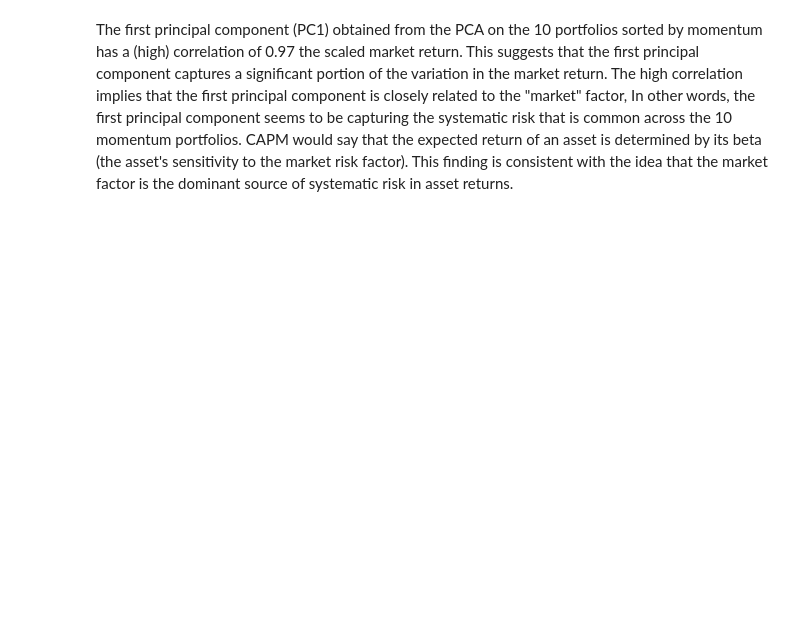
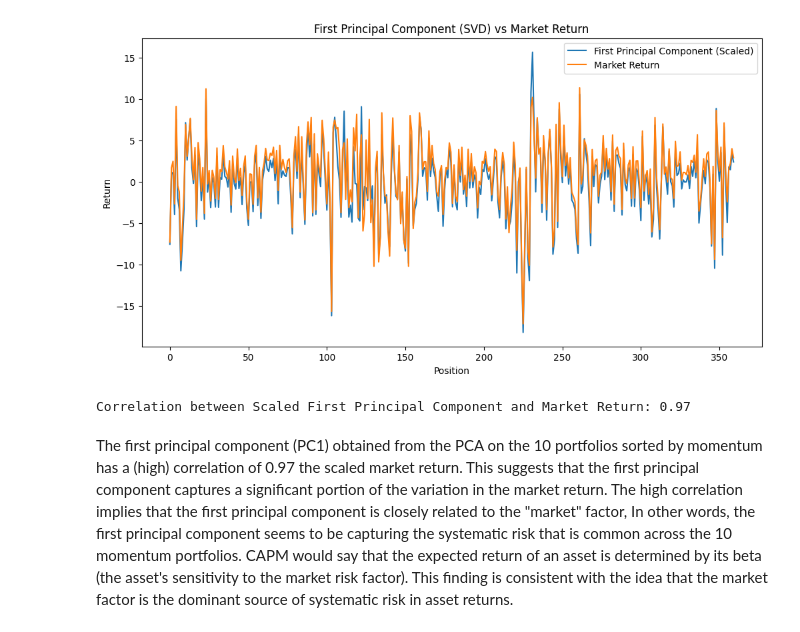
Before and after one commit to thomaslazarowicz/MSIN0208, a Jupyter notebook: Tutorial 1/Exercise1_extracted.ipynb, the cells around one changed output. Saved outputs shown, nothing was run; the diff lists cells and outputs as text; code cells hidden in the pictures; blank space fills up the shorter version.

```diff
--- a/Tutorial 1/Exercise1_extracted.ipynb
+++ b/Tutorial 1/Exercise1_extracted.ipynb
@@ -37,39 +40,42 @@ plt.show()
 # %%
 # b
 # Load the returns.csv file
-returns_data = pd.read_csv('returns.csv', index_col=0, parse_dates=True)
+returns_data = pd.read_csv(r'C:\Users\uctpttl\MSIN0208\Tutorial 1\data\returns.csv', index_col=0, parse_dates=True)
 
 # Extract the market return and risk-free rate from the returns.csv file
 market_return = returns_data['Mkt-RF'] + returns_data['RF']
 risk_free_rate = returns_data['RF']
 
 # Align the dates of the first principal component and market return
 common_dates = portfolios_data.index.intersection(market_return.index)
 pc1_aligned = pd.Series(pc1, index=portfolios_data.index).loc[common_dates]
 market_return_aligned = market_return.loc[common_dates]
 
 # Calculate the scaling factor
 scaling_factor = market_return_aligned.std() / pc1_aligned.std()
 
 # Scale the first principal component
 pc1_scaled = pc1_aligned * scaling_factor
 
 # Create index based on the position in the vector
 index = np.arange(len(pc1_scaled))
 
 # Plot the scaled first principal component and market return
 plt.figure(figsize=(12, 6))
 plt.plot(index, pc1_scaled, label='First Principal Component (Scaled)')
 plt.plot(index, market_return_aligned, label='Market Return')
 plt.xlabel('Position')
 plt.ylabel('Return')
 plt.title('First Principal Component (SVD) vs Market Return')
 plt.legend()
 plt.show()
 
 # Calculate the correlation between the scaled first principal component and market return
 correlation = np.corrcoef(pc1_scaled, market_return_aligned)[0, 1]
 print(f"Correlation between Scaled First Principal Component and Market Return: {correlation:.2f}")
+# %% [output]
+[figure, added]
+Correlation between Scaled First Principal Component and Market Return: 0.97
 # %% [markdown]
 The first principal component (PC1) obtained from the PCA on the 10 portfolios sorted by momentum has a (high) correlation of 0.97  the scaled market return. This suggests that the first principal component captures a significant portion of the variation in the market return.
 The high correlation implies that the first principal component is closely related to the "market" factor, In other words, the first principal component seems to be capturing the systematic risk that is common across the 10 momentum portfolios.
```
Also changed, not shown: parts of 4 cells of this notebook, 1 other file.
